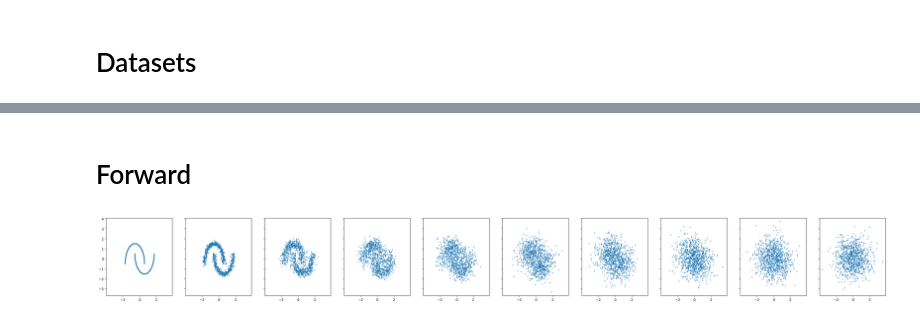
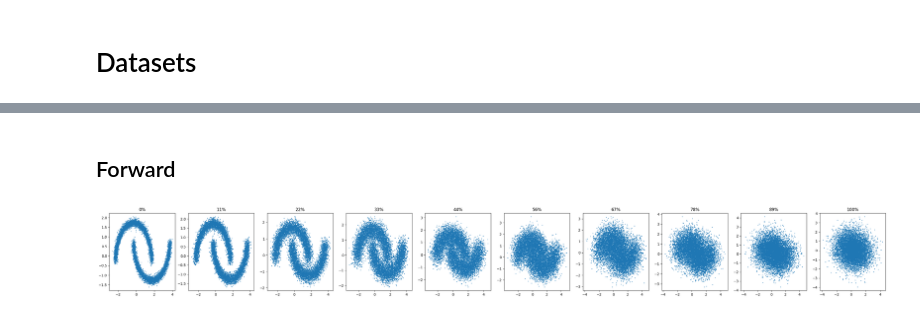
Before and after one commit to lucasmrdt/diffusion-model, a Jupyter notebook: notebooks/model_on_toy_datasets.ipynb, the cells around one changed output, grey strips where cells are left out. Cells and saved outputs as stored; diff of their text form; code cells hidden in the pictures.

```diff
--- a/notebooks/model_on_toy_datasets.ipynb
+++ b/notebooks/model_on_toy_datasets.ipynb
@@ -80,26 +56,9 @@ plt.legend();
 # %% [markdown]
-# Forward
+## Forward
-# %%
-def forward(xs_0, time_steps):
-    assert len(time_steps.shape) == 2, "time_steps should be a 2D tensor"
-    assert len(xs_0.shape) == 2, "xs_0 should be a 2D tensor"
-    n0, d = xs_0.shape
-    n1, k = time_steps.shape
-    assert n0 == n1, "xs_0 and time_steps should have the same batch size"
-
-    xs_0 = repeat(xs_0, "n d -> n k d", k=k)
-    time_steps = repeat(time_steps, "n k -> n k d", d=d)
-
-    noise = torch.randn_like(xs_0)
-    sqrt_alpha_bar_t = sqrt_alpha_bar[time_steps]
-    sqrt_one_minus_alpha_bar_t = sqrt_one_minus_alpha_bar[time_steps]
-    x_t = sqrt_alpha_bar_t * xs_0 + sqrt_one_minus_alpha_bar_t * noise
-    return x_t, noise
-
-time_steps = repeat(torch.arange(T), "k -> n k", n=N_SAMPLES).to(device)
-xs_t, _ = forward(X, time_steps)
-_, axes = plt.subplots(1, T, figsize=(FIG_SIZE * T, FIG_SIZE), sharex=True, sharey=True)
-for t in range(T):
-    axes[t].scatter(xs_t[:, t, 0], xs_t[:, t, 1], s=2)
-# %% [output]
-[figure, removed]
+# %%
+NB_DISPLAYED = 10
+
+xs_t = forward_module.loop_forward(dataset, nb_displayed_steps=NB_DISPLAYED)
+plot_evolutions(xs_t)
+# %% [output]
+[figure, added]
```
Also changed, not shown: parts of 21 cells of this notebook, 17 other files.
